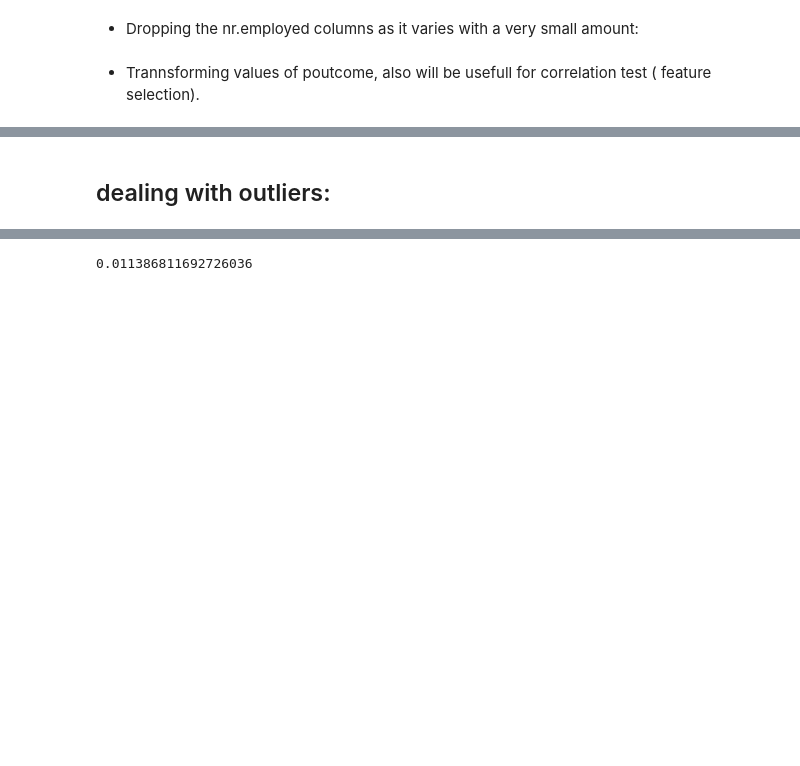
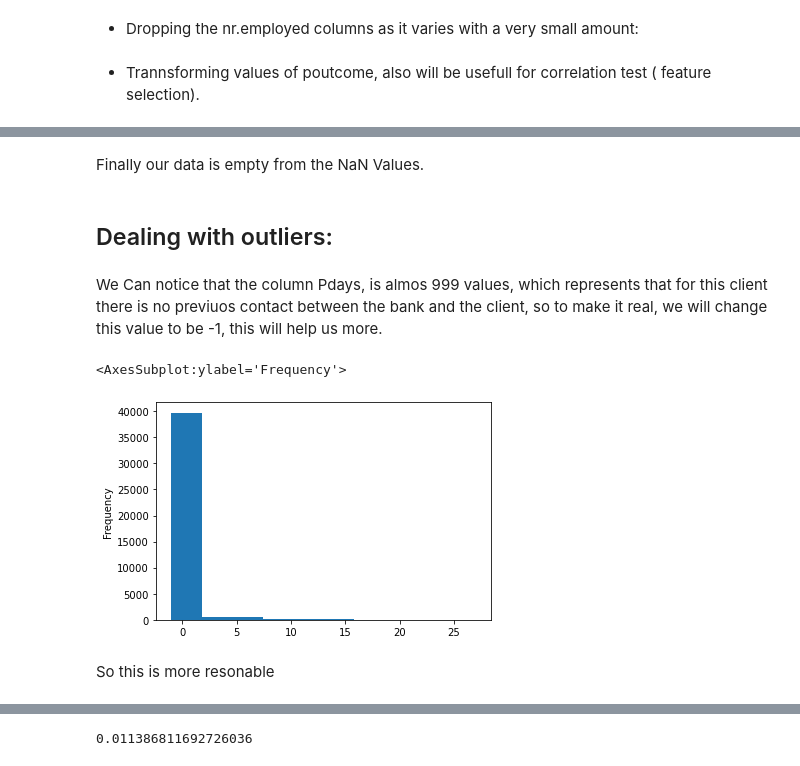
Before and after one commit to TarekMohamed1999/bank_marketing, a Jupyter notebook: preprocessing_tarek.ipynb, the cells around one changed output, grey strips where cells are left out. Drawn from its saved outputs; the diff is of its cells as text; code cells hidden in the pictures; blank space fills up the shorter version.

```diff
--- a/preprocessing_tarek.ipynb
+++ b/preprocessing_tarek.ipynb
@@ -357,0 +625,2 @@ df1.to_csv("master_data.csv", index = False)
+# %%
+df_imputed.loc[df_imputed["marital"].isna(), "marital"] = df_imputed.loc[df_imputed["marital"].isna(), "age_level"].apply(get_martial)
@@ -357,0 +680,10 @@ df1.to_csv("master_data.csv", index = False)
+# %%
+def get_job(age_level):
+    if (age_level == "Teenager"):
+        return "student"
+    elif(age_level == "Senior Adult"):
+        return "retired"
+    else:
+        return "admin."
+# %%
+df_imputed.loc[df_imputed["job"].isna(), "job"] = df_imputed.loc[df_imputed["job"].isna(), "age_level"].apply(get_job)
@@ -358,2 +709,15 @@ df1.to_csv("master_data.csv", index = False)
+# %% [markdown]
+Finally our data is empty from the NaN Values.
 # %% [markdown]
-## dealing with outliers:
+## Dealing with outliers:
+# %% [markdown]
+We Can notice that the column Pdays, is almos 999 values, which represents that for this client there is no previuos contact between the bank and the client, so to make it real, we will change this value to be -1, this will help us more.
+# %%
+df_imputed["pdays"] = df_imputed["pdays"].replace({999: -1})
+# %%
+df_imputed["pdays"].plot(kind = "hist")
+# %% [output]
+<AxesSubplot:ylabel='Frequency'>
+[figure, added]
+# %% [markdown]
+So this is more resonable
```
Also changed, not shown: parts of 69 cells of this notebook.
